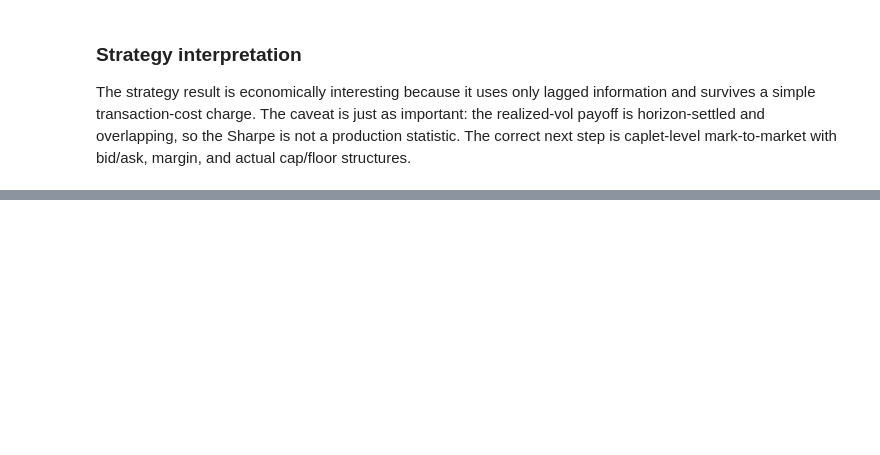
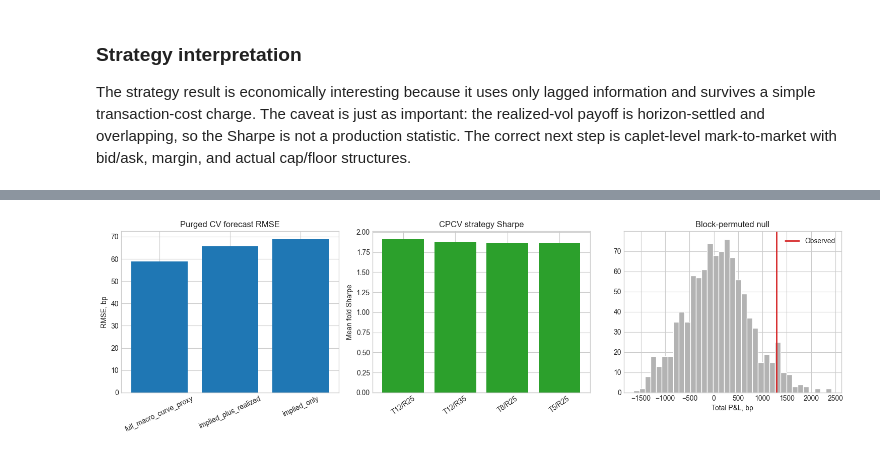
Before and after one commit to dhruvk1432/SOFR-Cap-Forward-Volatility, a Jupyter notebook: SOFR_Cap_Forward_Volatility.ipynb, the cells around one changed output, grey strips where cells are left out. Cells and saved outputs as stored; diff of their text form; code cells hidden in the pictures; blank space fills up the shorter version.

Commit message:
Add SOFR robustness validation layer

```diff
--- a/SOFR_Cap_Forward_Volatility.ipynb
+++ b/SOFR_Cap_Forward_Volatility.ipynb
@@ -460,0 +513,18 @@ The strategy result is economically interesting because it uses only lagged info
+# %%
+sofr_strategy_configs = [
+    VolCarryConfig(threshold_bp=threshold, risk_target_bp=risk_target, transaction_cost_bp=cost, min_train_weeks=52)
+    for threshold in (5.0, 8.0, 12.0)
+    for risk_target in (25.0, 35.0)
+    for cost in (2.0, 4.0)
+]
+
+strategy_cpcv = strategy_cpcv_table(
+    strategy_frame,
+    feature_cols,
+    sofr_strategy_configs,
+    ridges=(1e-5, 1e-4),
+    split_config=sofr_split_config,
+)
+strategy_cpcv_summary = summarize_strategy_cpcv(strategy_cpcv)
+
+display(strategy_cpcv_summary.head(12).round(4))
@@ -460,0 +645,29 @@ The strategy result is economically interesting because it uses only lagged info
+# %%
+fig, axes = plt.subplots(1, 3, figsize=(15, 4.5))
+
+plot_cv = forecast_cv_summary.reset_index()
+plot_cv = plot_cv[plot_cv["ridge"].eq(1e-5)]
+axes[0].bar(plot_cv["feature_set"], plot_cv["mean_rmse_bp"], color="tab:blue")
+axes[0].set_title("Purged CV forecast RMSE")
+axes[0].set_ylabel("RMSE, bp")
+axes[0].tick_params(axis="x", rotation=25)
+
+plot_cpcv = strategy_cpcv_summary.reset_index().head(8)
+labels = [f"T{row.threshold_bp:.0f}/R{row.risk_target_bp:.0f}" for _, row in plot_cpcv.iterrows()]
+axes[1].bar(labels, plot_cpcv["mean_ann_sharpe"], color="tab:green")
+axes[1].axhline(0, color="black", linewidth=0.8)
+axes[1].set_title("CPCV strategy Sharpe")
+axes[1].set_ylabel("Mean fold Sharpe")
+axes[1].tick_params(axis="x", rotation=35)
+
+axes[2].hist(sofr_null["total_pnl_bp"], bins=35, color="0.7", edgecolor="white")
+axes[2].axvline(sofr_null_summary["observed_total_pnl_bp"], color="tab:red", linewidth=2, label="Observed")
+axes[2].set_title("Block-permuted null")
+axes[2].set_xlabel("Total P&L, bp")
+axes[2].legend()
+
+plt.tight_layout()
+fig.savefig(PROJECT_ROOT / "paper" / "figures" / "sofr_robustness_summary.pdf", bbox_inches="tight")
+plt.show()
+# %% [output]
+[figure, added]
```
Also changed, not shown: parts of 8 cells of this notebook, 6 other files.
